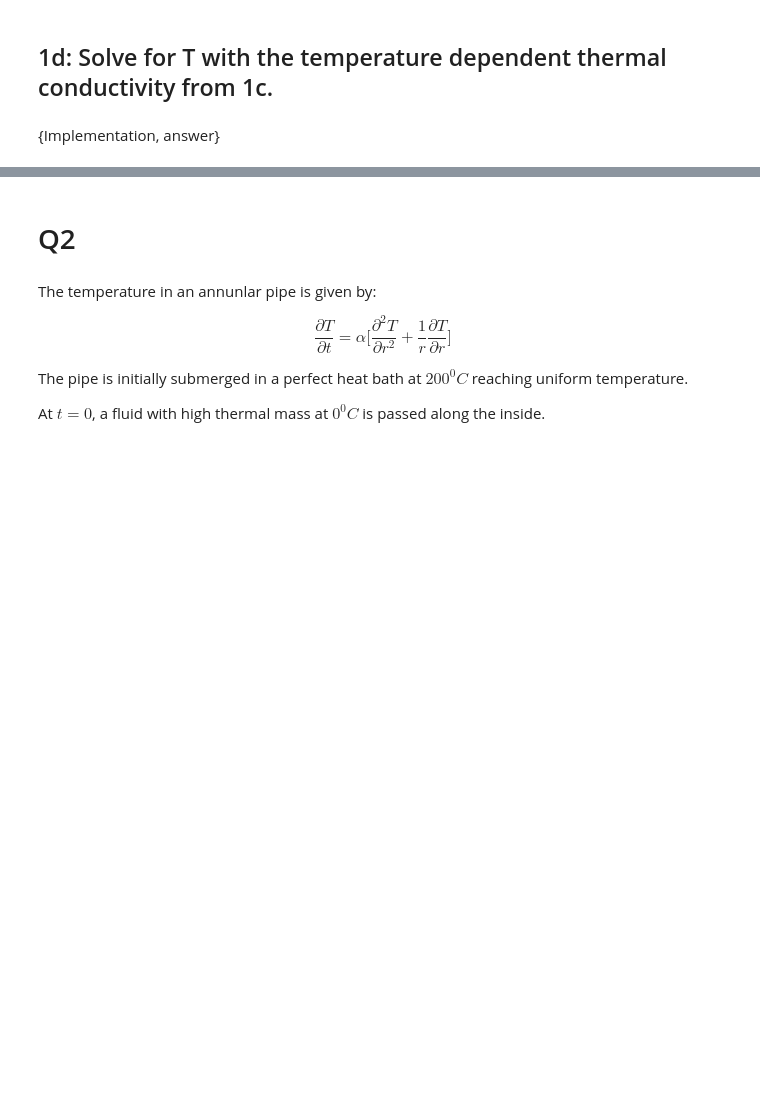
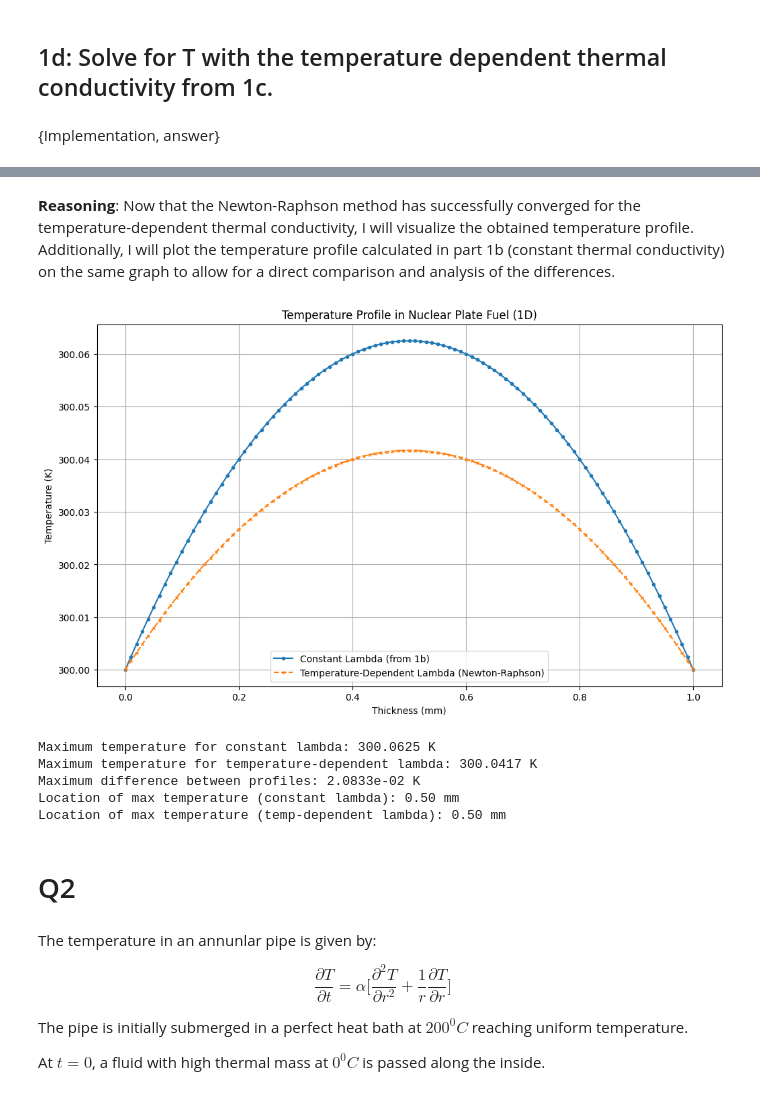
Before and after one commit to n-zaheer/3nm4, a Jupyter notebook: Assignments/Assignment_5.ipynb, the cells around one changed output, grey strips where cells are left out. Drawn from its saved outputs; the diff is of its cells as text; code cells hidden in the pictures; blank space fills up the shorter version.

```diff
--- a/Assignments/Assignment_5.ipynb
+++ b/Assignments/Assignment_5.ipynb
@@ -39,3 +645,47 @@ Write the Finite Difference formula if $\lambda = 2 + \frac{T}{300} \quad \frac{
+# %% [markdown]
+**Reasoning**:
+Now that the Newton-Raphson method has successfully converged for the temperature-dependent thermal conductivity, I will visualize the obtained temperature profile. Additionally, I will plot the temperature profile calculated in part 1b (constant thermal conductivity) on the same graph to allow for a direct comparison and analysis of the differences.
+# %%
+import matplotlib.pyplot as plt
+
+# --- Plotting ---
+plt.figure(figsize=(12, 7))
+
+# Plot the linear solution (constant lambda) from 1b
+x_mm = x * 1000
+plt.plot(x_mm, T, label='Constant Lambda (from 1b)', marker='o', markersize=3, linestyle='-')
+
+# Plot the nonlinear solution (temperature-dependent lambda)
+plt.plot(x_mm, T_nonlinear_solution, label='Temperature-Dependent Lambda (Newton-Raphson)', marker='x', markersize=3, linestyle='--')
+
+plt.title('Temperature Profile in Nuclear Plate Fuel (1D)')
+plt.xlabel('Thickness (mm)')
+plt.ylabel('Temperature (K)')
+plt.grid(True)
+plt.legend()
+plt.show()
+
+# --- Analysis of differences ---
+# Calculate the difference between the two solutions
+difference = T_nonlinear_solution - T
+
+print(f"\nMaximum temperature for constant lambda: {np.max(T):.4f} K")
+print(f"Maximum temperature for temperature-dependent lambda: {np.max(T_nonlinear_solution):.4f} K")
+print(f"Maximum difference between profiles: {np.max(np.abs(difference)):.4e} K")
+
+# Find the location of the maximum temperature for both profiles
+max_temp_linear_idx = np.argmax(T)
+max_temp_nonlinear_idx = np.argmax(T_nonlinear_solution)
+
+print(f"Location of max temperature (constant lambda): {x_mm[max_temp_linear_idx]:.2f} mm")
+print(f"Location of max temperature (temp-dependent lambda): {x_mm[max_temp_nonlinear_idx]:.2f} mm")
+# %% [output]
+[figure, added]
+Maximum temperature for constant lambda: 300.0625 K
+Maximum temperature for temperature-dependent lambda: 300.0417 K
+Maximum difference between profiles: 2.0833e-02 K
+Location of max temperature (constant lambda): 0.50 mm
+Location of max temperature (temp-dependent lambda): 0.50 mm
 # %% [markdown]
 # Q2
 # %% [markdown]
```
Also changed, not shown: parts of 18 cells of this notebook.
